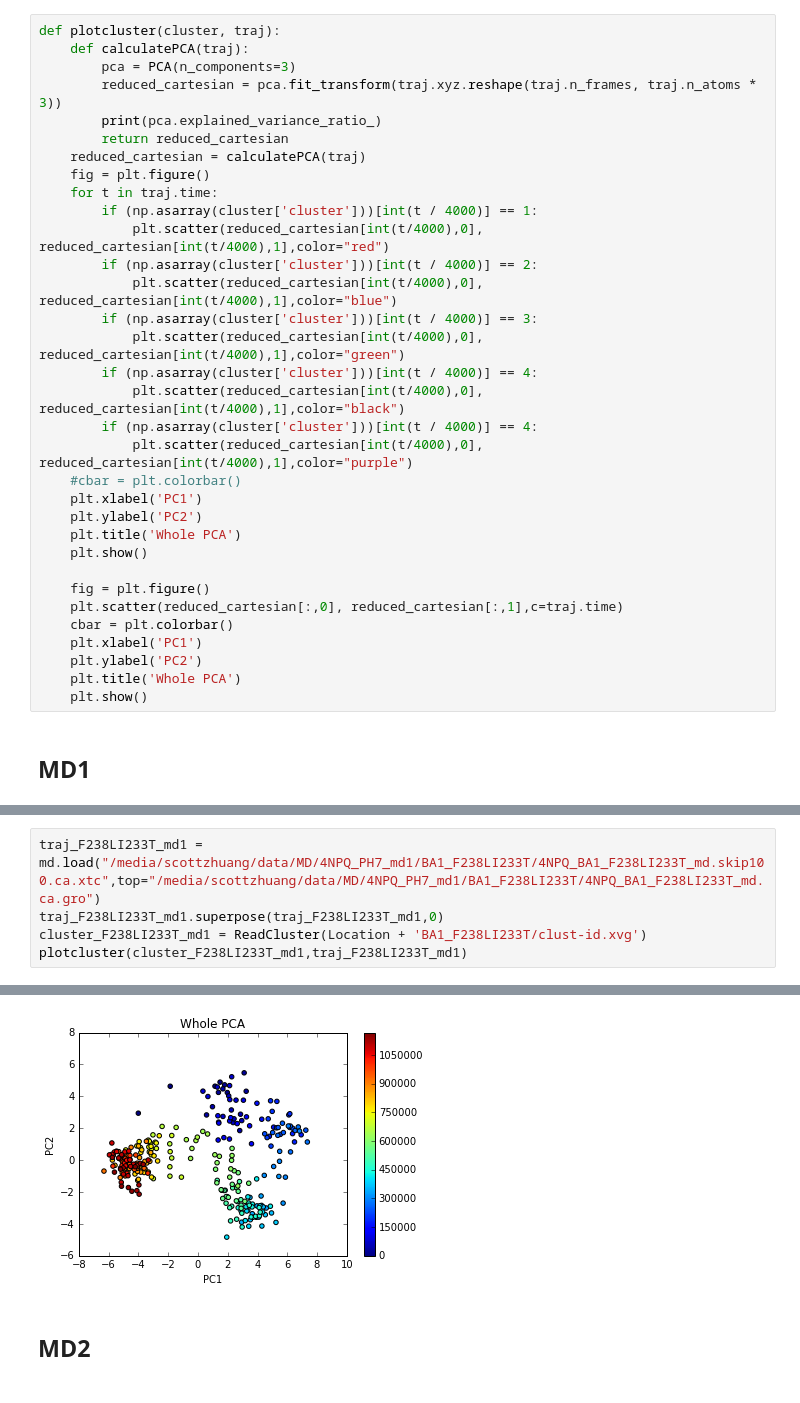
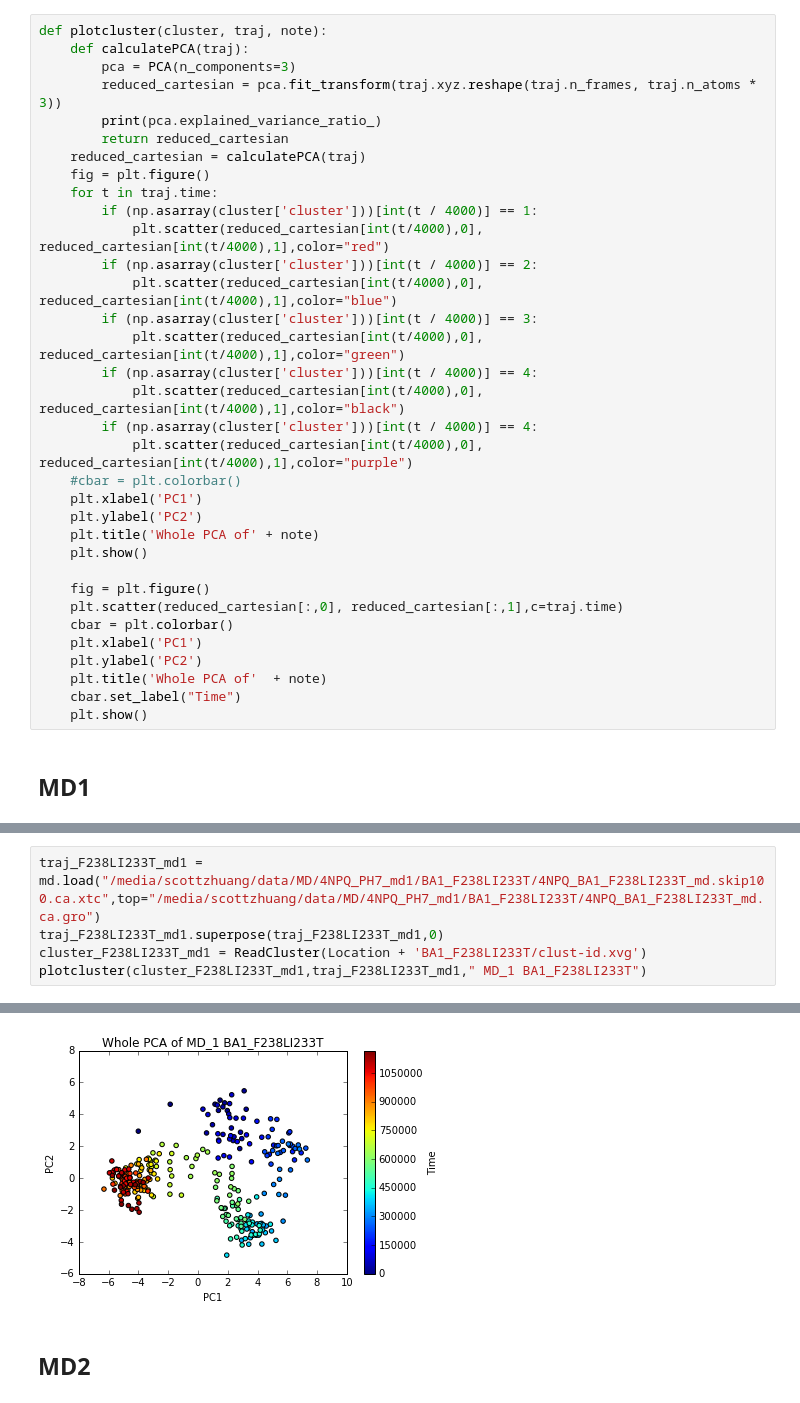
Before and after one commit to chemlove/md_data_analysis, a Jupyter notebook: Cluster analysis.ipynb, the cells around one changed output, grey strips where cells are left out. Drawn from its saved outputs; the diff is of its cells as text.

Commit message:
cluster update

```diff
--- a/Cluster analysis.ipynb
+++ b/Cluster analysis.ipynb
@@ -25,7 +25,7 @@ def ReadCluster(location):
     return pd.read_table(location,sep="        ", skiprows=20, names=['time','cluster'],engine='python')
 Location = "/media/scottzhuang/data/MD/4NPQ_PH7_md1/"
 # %%
-def plotcluster(cluster, traj):
+def plotcluster(cluster, traj, note):
     def calculatePCA(traj):
         pca = PCA(n_components=3)
         reduced_cartesian = pca.fit_transform(traj.xyz.reshape(traj.n_frames, traj.n_atoms * 3))
@@ -47,7 +47,7 @@ def plotcluster(cluster, traj):
     #cbar = plt.colorbar()
     plt.xlabel('PC1')
     plt.ylabel('PC2')
-    plt.title('Whole PCA')
+    plt.title('Whole PCA of' + note)
     plt.show()
 
     fig = plt.figure()
@@ -55,7 +55,8 @@ def plotcluster(cluster, traj):
     cbar = plt.colorbar()
     plt.xlabel('PC1')
     plt.ylabel('PC2')
-    plt.title('Whole PCA')
+    plt.title('Whole PCA of'  + note)
+    cbar.set_label("Time")
     plt.show()
 # %% [markdown]
 ## MD1
@@ -90,6 +91,6 @@ plotcluster(cluster_I233T_md1,traj_I233T_md1)
 traj_F238LI233T_md1 = md.load("/media/scottzhuang/data/MD/4NPQ_PH7_md1/BA1_F238LI233T/4NPQ_BA1_F238LI233T_md.skip100.ca.xtc",top="/media/scottzhuang/data/MD/4NPQ_PH7_md1/BA1_F238LI233T/4NPQ_BA1_F238LI233T_md.ca.gro")
 traj_F238LI233T_md1.superpose(traj_F238LI233T_md1,0)
 cluster_F238LI233T_md1 = ReadCluster(Location + 'BA1_F238LI233T/clust-id.xvg')
-plotcluster(cluster_F238LI233T_md1,traj_F238LI233T_md1)
+plotcluster(cluster_F238LI233T_md1,traj_F238LI233T_md1," MD_1 BA1_F238LI233T")
 # %% [output]
 [0.39687272 0.11435104 0.05656347]
@@ -97,4 +98,4 @@ plotcluster(cluster_F238LI233T_md1,traj_F238LI233T_md1)
-[figure, old version]
+[figure, new version]
 # %% [markdown]
 ## MD2
 # %%
```
Also changed, not shown: parts of 8 cells of this notebook.
